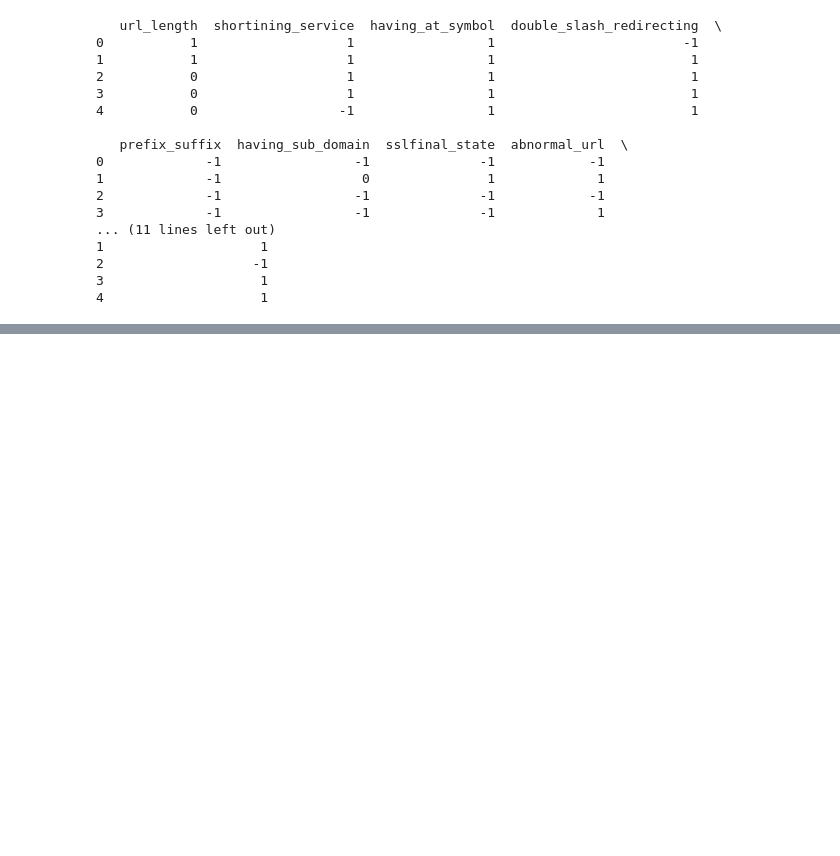
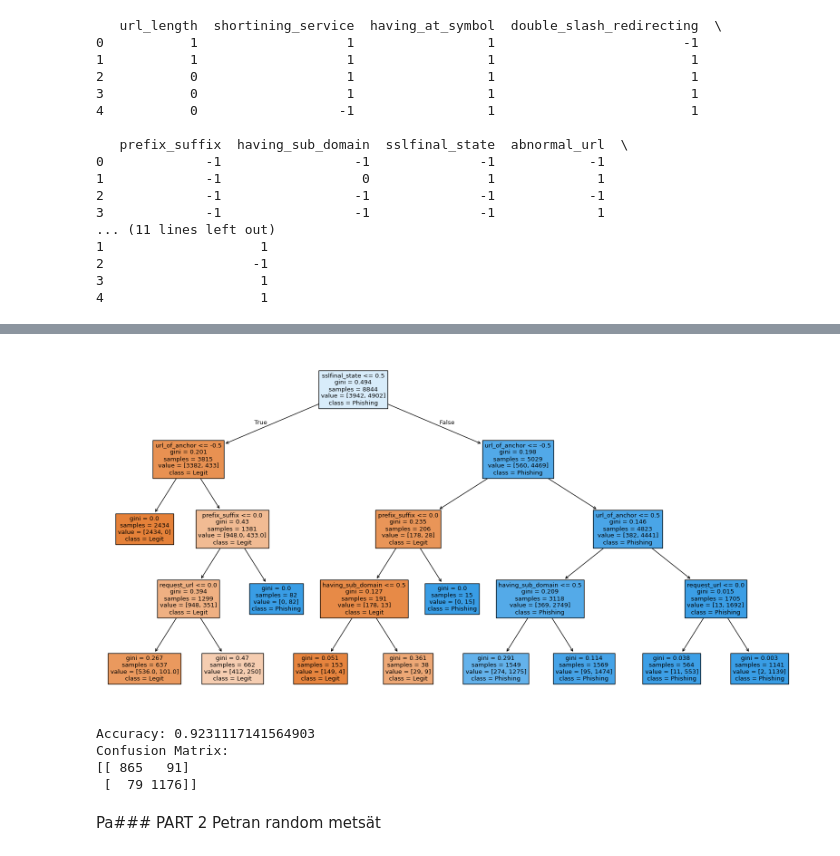
Before and after one commit to Islake/KoneOppiminen, a Jupyter notebook: tasks/Decision_trees_and_random_forests.ipynb, the cells around one changed output, grey strips where cells are left out. Cells and saved outputs as stored; diff of their text form; code cells hidden in the pictures; blank space fills up the shorter version.

Commit message:
Phase 4 decision trees modeling "Kaislan osa"

```diff
--- a/tasks/Decision_trees_and_random_forests.ipynb
+++ b/tasks/Decision_trees_and_random_forests.ipynb
@@ -160,3 +187,36 @@ print(X_selected.head())  # Print first few rows of the selected features datase
+# %%
+from sklearn.tree import DecisionTreeClassifier, plot_tree
+
+# Phase 4: Modeling
+# Choose machine learning method and train the model. This phase also includes the validation of the model.
+
+# Train a decision tree model
+model = DecisionTreeClassifier(max_depth=4,random_state=42)
+model.fit(X_train, y_train)
+
+# Visualize the decision tree
+plt.figure(figsize=(20,10))
+plot_tree(model, feature_names=X_selected.columns, class_names=['Legit', 'Phishing'], filled=True)
+plt.show()
+
+# Evaluate the decision tree
+y_pred = model.predict(X_test)
+accuracy = accuracy_score(y_test, y_pred)
+conf_matrix = confusion_matrix(y_test, y_pred)
+precision = precision_score(y_test, y_pred)
+recall = recall_score(y_test, y_pred)
+
+print(f'Accuracy: {accuracy}')
+print(f'Confusion Matrix:\n{conf_matrix}')
+# %% [output]
+[figure, added]
+Accuracy: 0.9231117141564903
+Confusion Matrix:
+[[ 865   91]
+ [  79 1176]]
+# %% [markdown]
+Pa### PART 2
+Petran random metsät
 # %%
 # Phase 5: Evaluation
 # Evaluate the model. How well does the model perform? Does it meet the business requirements?
```
Also changed, not shown: parts of 2 cells of this notebook.
